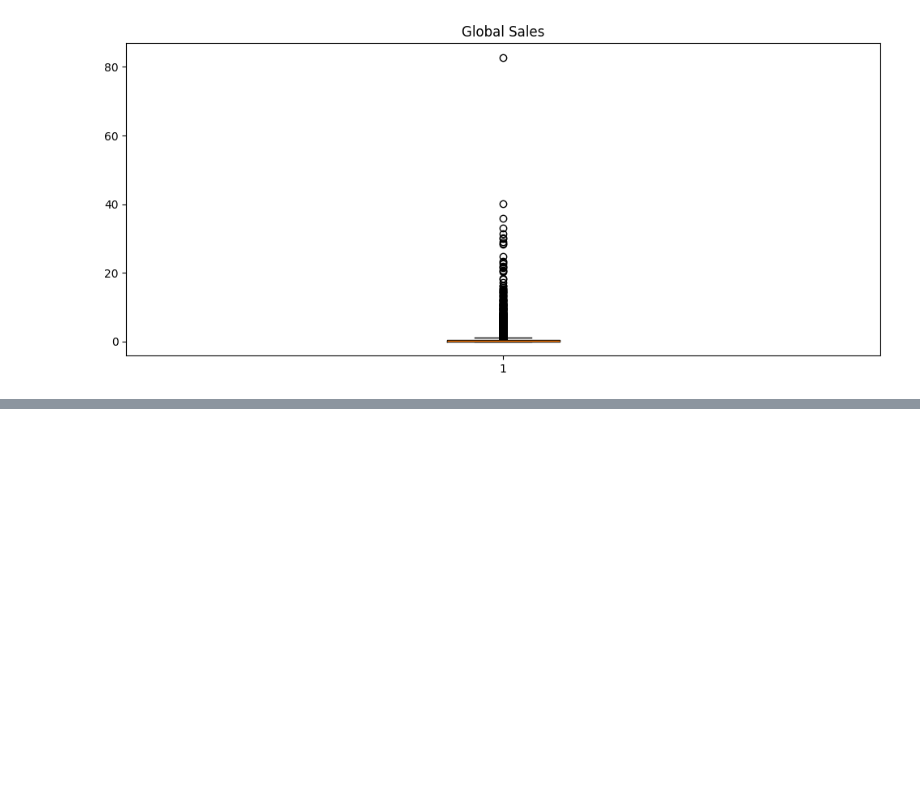
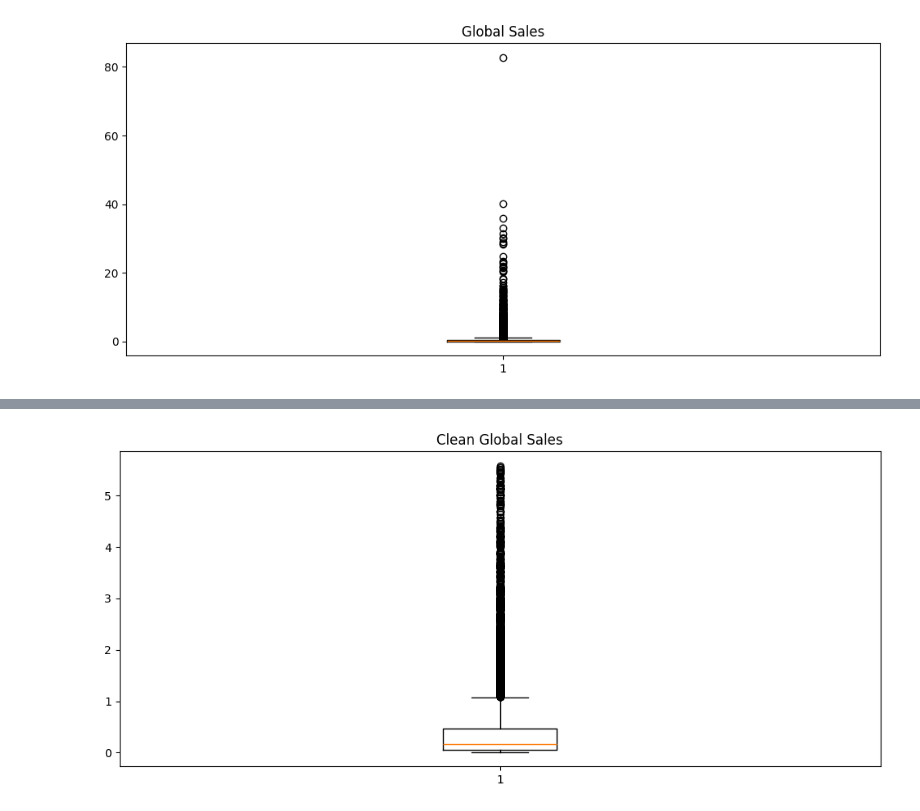
Before and after one commit to OrbitGNX/1-Video-Game-Sales---Data-Analytics, a Jupyter notebook: video-game-sales-da.ipynb, the cells around one changed output, grey strips where cells are left out. Cells and saved outputs as stored; diff of their text form; code cells hidden in the pictures; blank space fills up the shorter version.

Commit message:
done cleaning

```diff
--- a/video-game-sales-da.ipynb
+++ b/video-game-sales-da.ipynb
@@ -139,0 +146,6 @@ plt.show()
+# %%
+# Misc - no specific genre
+df = df.where(~(df['Genre']=='Misc')).dropna()
+# %%
+# Action - general category (Shooter,Fighting,RPG...)
+df = df.where(~(df['Genre']=='Action')).dropna()
@@ -139,0 +159,4 @@ plt.show()
+# %%
+df['Year'] = df['Year'].interpolate(method='linear').round().astype(int)
+print(df['Year'].nunique())
+df['Year'].unique()
@@ -139,0 +206,4 @@ plt.show()
+# %%
+z_score = stats.zscore(df['Global_Sales'])
+outliers =(z_score > 3)|(z_score < -3)
+df = df[~outliers]
@@ -139,0 +228,7 @@ plt.show()
+# %%
+plt.figure(figsize=(12,5))
+plt.boxplot(df['Global_Sales'])
+plt.title("Clean Global Sales")
+plt.show()
+# %% [output]
+[figure, added]
```
Also changed, not shown: parts of 16 cells of this notebook, 1 other file.
